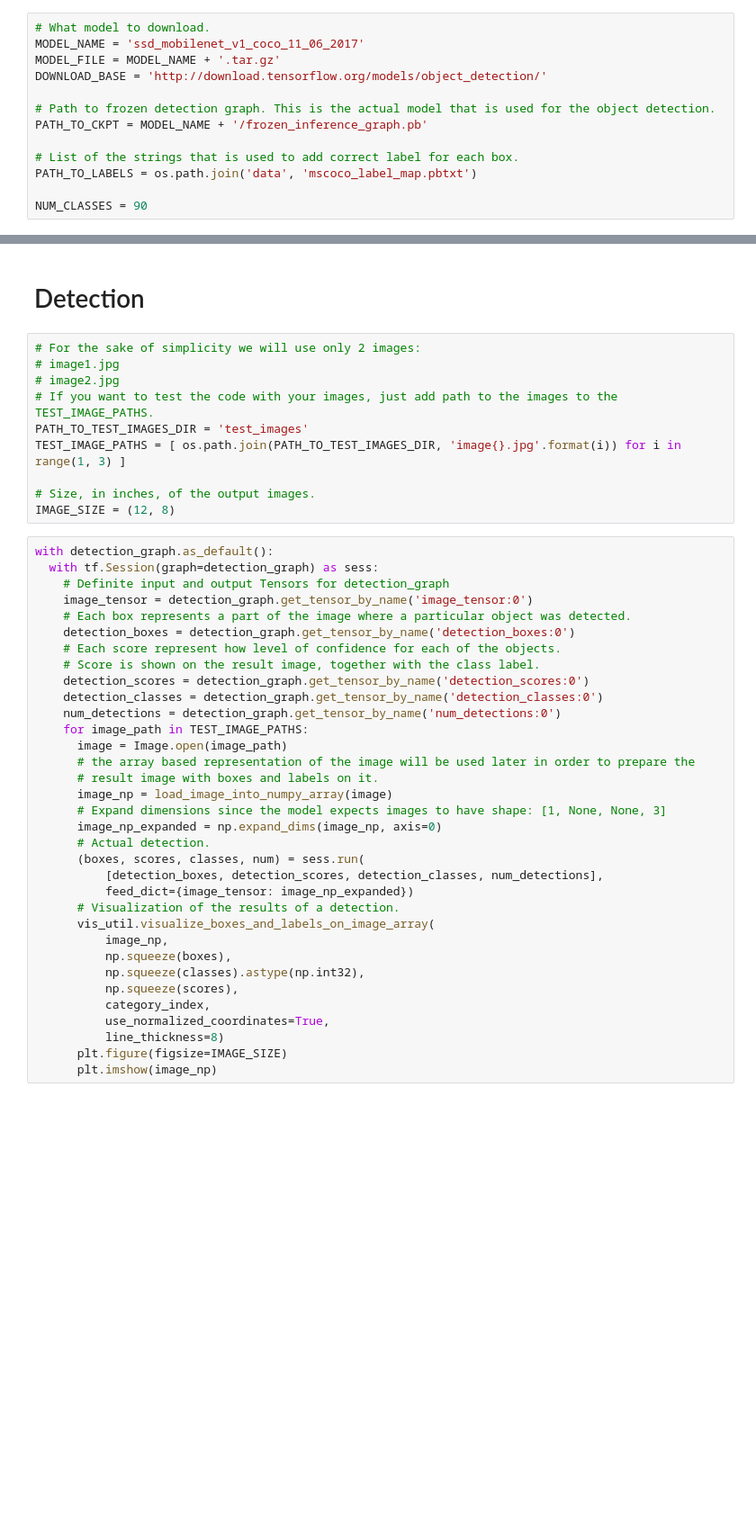
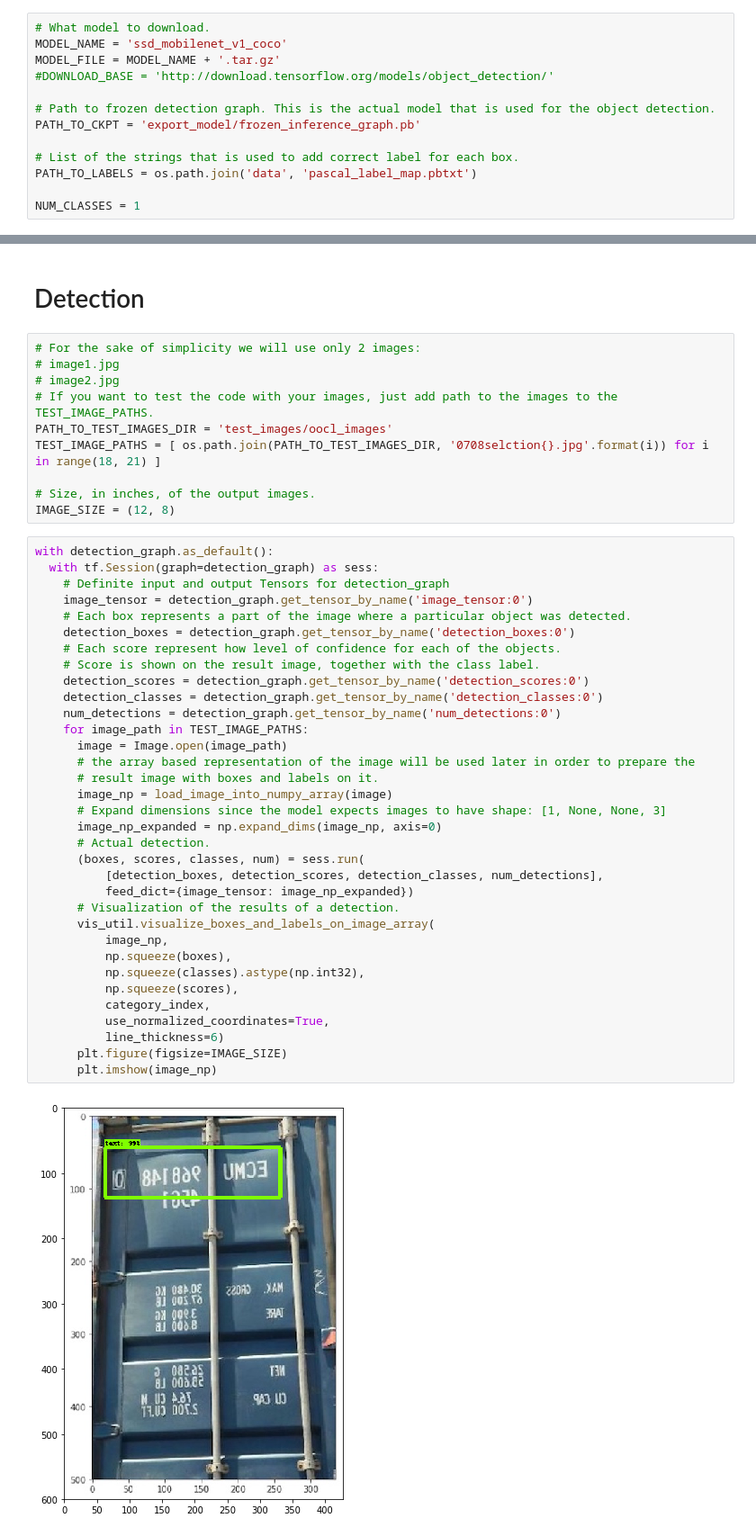
Before and after one commit to CODEJY/SSDMobileNet, a Jupyter notebook: research/object_detection/object_detection_tutorial.ipynb, the cells around one changed output, grey strips where cells are left out. Shown: that part at 90% size. Saved outputs shown, nothing was run; the diff lists cells and outputs as text; blank space fills up the shorter version.

```diff
--- a/research/object_detection/object_detection_tutorial.ipynb
+++ b/research/object_detection/object_detection_tutorial.ipynb
@@ -41,17 +41,17 @@ Any model exported using the `export_inference_graph.py` tool can be loaded here
 By default we use an "SSD with Mobilenet" model here. See the [detection model zoo](https://github.com/tensorflow/models/blob/master/research/object_detection/g3doc/detection_model_zoo.md) for a list of other models that can be run out-of-the-box with varying speeds and accuracies.
 # %%
 # What model to download.
-MODEL_NAME = 'ssd_mobilenet_v1_coco_11_06_2017'
+MODEL_NAME = 'ssd_mobilenet_v1_coco'
 MODEL_FILE = MODEL_NAME + '.tar.gz'
-DOWNLOAD_BASE = 'http://download.tensorflow.org/models/object_detection/'
+#DOWNLOAD_BASE = 'http://download.tensorflow.org/models/object_detection/'
 
 # Path to frozen detection graph. This is the actual model that is used for the object detection.
-PATH_TO_CKPT = MODEL_NAME + '/frozen_inference_graph.pb'
+PATH_TO_CKPT = 'export_model/frozen_inference_graph.pb'
 
 # List of the strings that is used to add correct label for each box.
-PATH_TO_LABELS = os.path.join('data', 'mscoco_label_map.pbtxt')
+PATH_TO_LABELS = os.path.join('data', 'pascal_label_map.pbtxt')
 
-NUM_CLASSES = 90
+NUM_CLASSES = 1
 # %% [markdown]
 ## Download Model
 # %%
@@ -93,8 +97,8 @@ def load_image_into_numpy_array(image):
 # image1.jpg
 # image2.jpg
 # If you want to test the code with your images, just add path to the images to the TEST_IMAGE_PATHS.
-PATH_TO_TEST_IMAGES_DIR = 'test_images'
-TEST_IMAGE_PATHS = [ os.path.join(PATH_TO_TEST_IMAGES_DIR, 'image{}.jpg'.format(i)) for i in range(1, 3) ]
+PATH_TO_TEST_IMAGES_DIR = 'test_images/oocl_images'
+TEST_IMAGE_PATHS = [ os.path.join(PATH_TO_TEST_IMAGES_DIR, '0708selction{}.jpg'.format(i)) for i in range(18, 21) ]
 
 # Size, in inches, of the output images.
 IMAGE_SIZE = (12, 8)
@@ -104,31 +108,33 @@ with detection_graph.as_default():
     # Definite input and output Tensors for detection_graph
     image_tensor = detection_graph.get_tensor_by_name('image_tensor:0')
     # Each box represents a part of the image where a particular object was detected.
     detection_boxes = detection_graph.get_tensor_by_name('detection_boxes:0')
     # Each score represent how level of confidence for each of the objects.
     # Score is shown on the result image, together with the class label.
     detection_scores = detection_graph.get_tensor_by_name('detection_scores:0')
     detection_classes = detection_graph.get_tensor_by_name('detection_classes:0')
     num_detections = detection_graph.get_tensor_by_name('num_detections:0')
     for image_path in TEST_IMAGE_PATHS:
       image = Image.open(image_path)
       # the array based representation of the image will be used later in order to prepare the
       # result image with boxes and labels on it.
       image_np = load_image_into_numpy_array(image)
       # Expand dimensions since the model expects images to have shape: [1, None, None, 3]
       image_np_expanded = np.expand_dims(image_np, axis=0)
       # Actual detection.
       (boxes, scores, classes, num) = sess.run(
           [detection_boxes, detection_scores, detection_classes, num_detections],
           feed_dict={image_tensor: image_np_expanded})
       # Visualization of the results of a detection.
       vis_util.visualize_boxes_and_labels_on_image_array(
           image_np,
           np.squeeze(boxes),
           np.squeeze(classes).astype(np.int32),
           np.squeeze(scores),
           category_index,
           use_normalized_coordinates=True,
-          line_thickness=8)
+          line_thickness=6)
       plt.figure(figsize=IMAGE_SIZE)
       plt.imshow(image_np)
+# %% [output]
+[figure, added]
```
Also changed, not shown: parts of 2 cells of this notebook, 4 other files.
